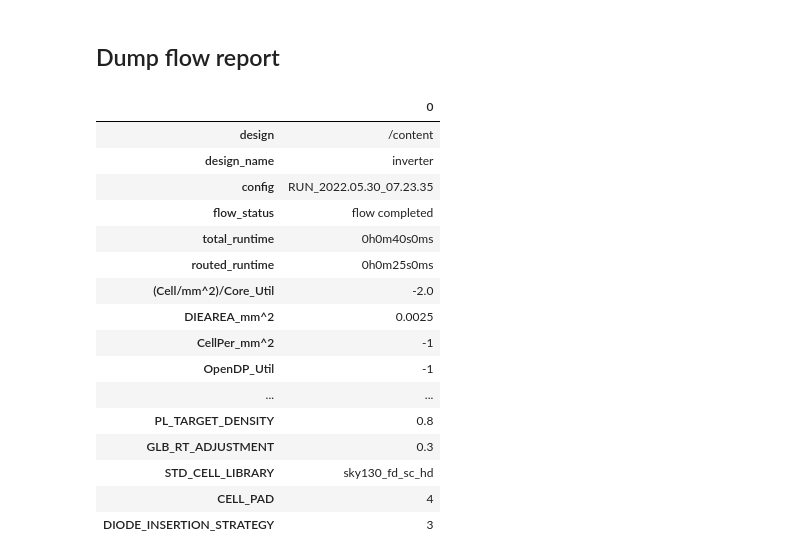
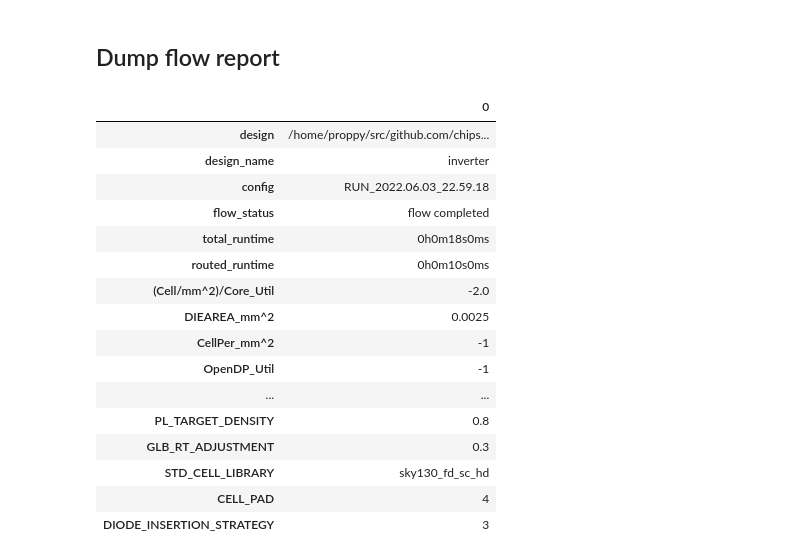
Before and after one commit to chipsalliance/silicon-notebooks, a Jupyter notebook: digital-inverter-openlane.ipynb, the cells around one changed output. Cells and saved outputs as stored; diff of their text form; code cells hidden in the pictures.

```diff
--- a/digital-inverter-openlane.ipynb
+++ b/digital-inverter-openlane.ipynb
@@ -136,19 +144,19 @@ IPython.display.SVG('inverter.svg')
 # %%
 import pandas as pd
 import pathlib
 
 pd.options.display.max_rows = None
-final_summary_reports = sorted(pathlib.Path('/content/runs').glob('*/reports/metrics.csv'))
+final_summary_reports = sorted(pathlib.Path('runs').glob('*/reports/metrics.csv'))
 df = pd.read_csv(final_summary_reports[-1])
 df.transpose()
 # %% [output]
 |  | 0 |
-| design | /content |
+| design | /home/proppy/src/github.com/chips... |
 | design_name | inverter |
-| config | RUN_2022.05.30_07.23.35 |
+| config | RUN_2022.06.03_22.59.18 |
 | flow_status | flow completed |
-| total_runtime | 0h0m40s0ms |
-| routed_runtime | 0h0m25s0ms |
+| total_runtime | 0h0m18s0ms |
+| routed_runtime | 0h0m10s0ms |
 | (Cell/mm^2)/Core_Util | -2.0 |
 | DIEAREA_mm^2 | 0.0025 |
 | CellPer_mm^2 | -1 |
```
Also changed, not shown: parts of 8 cells of this notebook, 1 other file.
